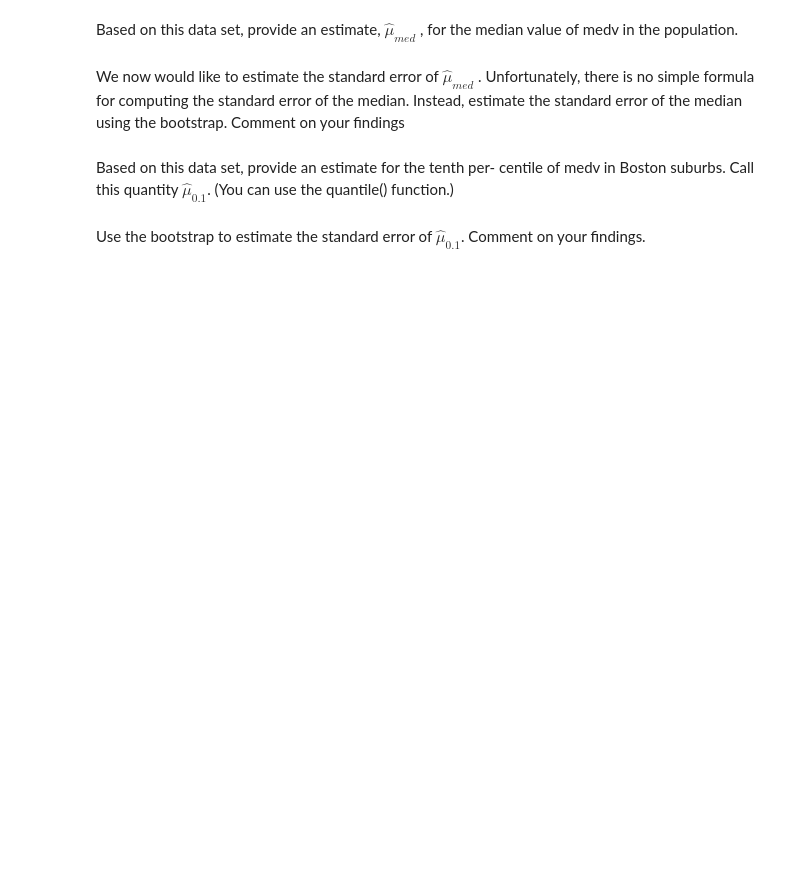
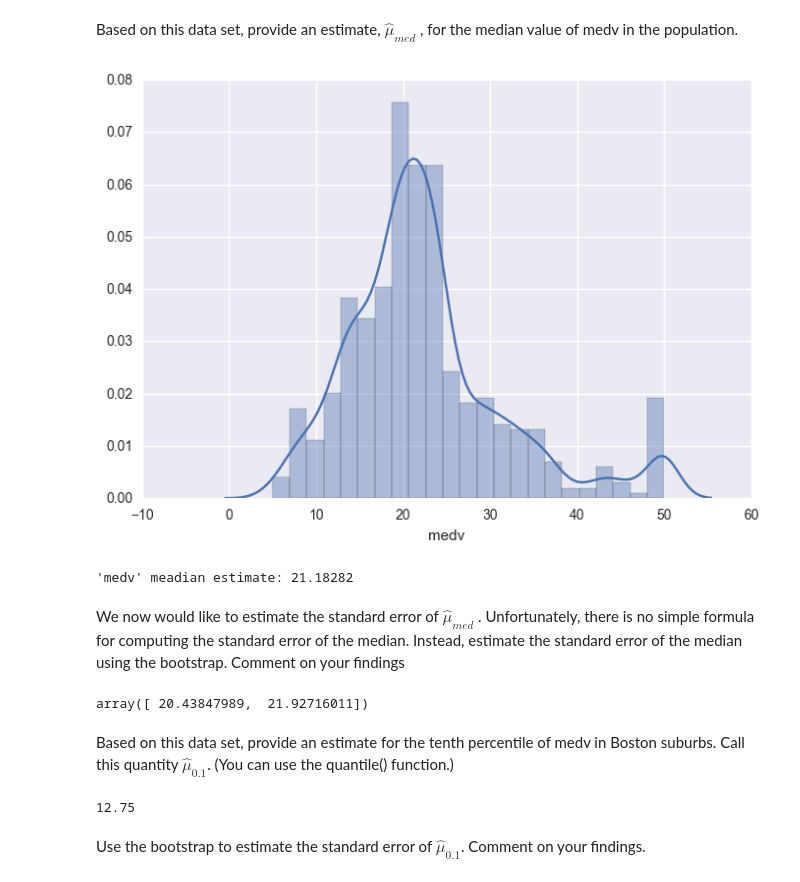
Before and after one commit to gerdm/ISLR, a Jupyter notebook: ex5.ipynb, the cells around one changed output. Cells and saved outputs as stored; diff of their text form; code cells hidden in the pictures; blank space fills up the shorter version.

```diff
--- a/ex5.ipynb
+++ b/ex5.ipynb
@@ -480,8 +524,32 @@ Hint: You can approximate a 95\% conﬁdence interval using the formula $[\hat\m
 # %% [markdown]
 Based on this data set, provide an estimate, $\hat\mu_{med}$ , for the median value of medv in the population.
+# %%
+sns.distplot(boston.medv)
+plt.show()
+# %% [output]
+[figure, added]
+# %%
+nsamples = 5000
+median_boot = np.zeros(nsamples)
+for i in range(nsamples):
+    boot_sample = resample(boston.medv)
+    median_boot[i] = boot_sample.median()
+
+
+print("'medv' meadian estimate: {}".format(median_boot.mean()))
+# %% [output]
+'medv' meadian estimate: 21.18282
 # %% [markdown]
 We now would like to estimate the standard error of $\hat\mu_{med}$ . Unfortunately, there is no simple formula for computing the standard error of the median. Instead, estimate the standard error of the median using the bootstrap. Comment on your ﬁndings
+# %%
+median_boot.mean() + 2*np.std(median_boot, ddof=1) * np.array([-1, 1])
+# %% [output]
+array([ 20.43847989,  21.92716011])
 # %% [markdown]
-Based on this data set, provide an estimate for the tenth per- centile of medv in Boston suburbs. Call this quantity $\hat\mu_{0.1}$. (You can use the quantile() function.)
+Based on this data set, provide an estimate for the tenth percentile of medv in Boston suburbs. Call this quantity $\hat\mu_{0.1}$. (You can use the quantile() function.)
+# %%
+np.percentile(boston.medv.values, 10)
+# %% [output]
+12.75
 # %% [markdown]
 Use the bootstrap to estimate the standard error of $\hat\mu_{0.1}$. Comment on your ﬁndings.
```
Also changed, not shown: parts of 10 cells of this notebook.
